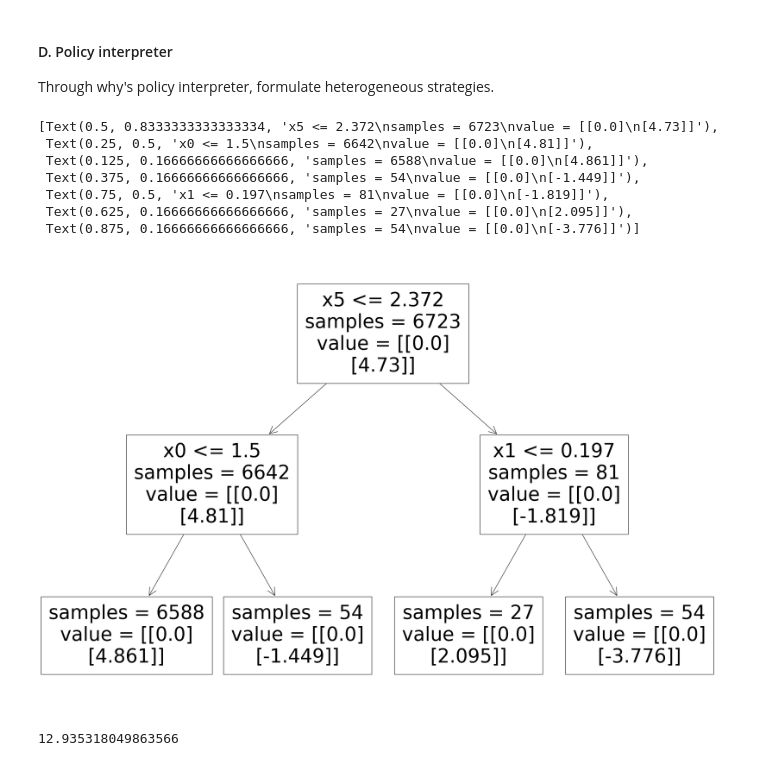
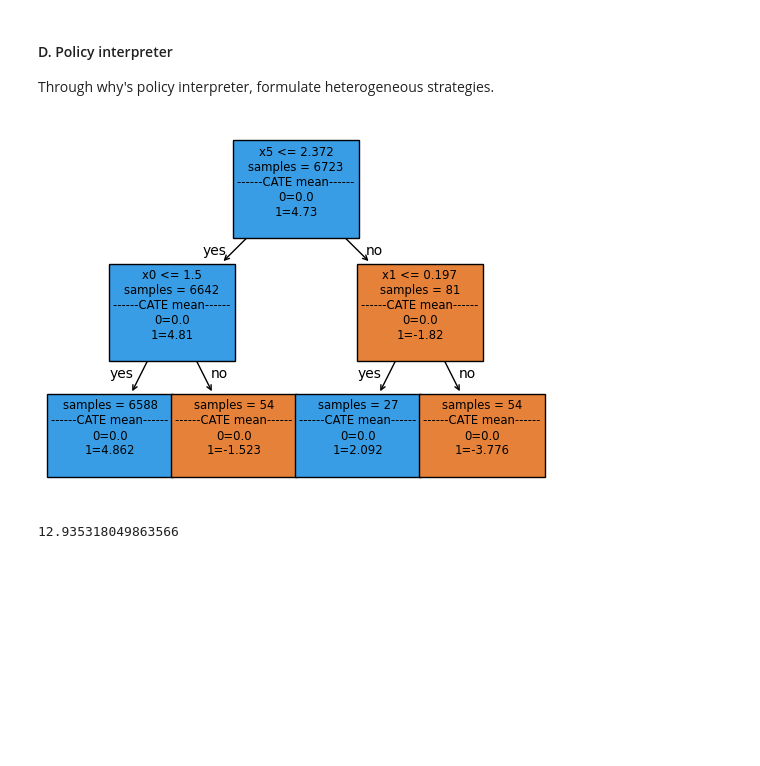
Before and after one commit to DataCanvasIO/YLearn, a Jupyter notebook: example_usages/case_study_ihdp.ipynb, the cells around one changed output. Saved outputs shown, nothing was run; the diff lists cells and outputs as text; code cells hidden in the pictures; blank space fills up the shorter version.

```diff
--- a/example_usages/case_study_ihdp.ipynb
+++ b/example_usages/case_study_ihdp.ipynb
@@ -138,21 +138,14 @@ v_best.mean()
 #### D. Policy interpreter
 Through why's policy interpreter, formulate heterogeneous strategies.
 # %%
-why=Why()
+why=Why(random_state=2022)
 why.fit(train_data,outcome='y_factual',treatment='treatment')
 
 pi=why.policy_interpreter(train_data, max_depth=2)
-plt.figure(figsize=(30, 20), )
 pi.plot()
+plt.show()
 # %% [output]
-[Text(0.5, 0.8333333333333334, 'x5 <= 2.372\nsamples = 6723\nvalue = [[0.0]\n[4.73]]'),
- Text(0.25, 0.5, 'x0 <= 1.5\nsamples = 6642\nvalue = [[0.0]\n[4.81]]'),
- Text(0.125, 0.16666666666666666, 'samples = 6588\nvalue = [[0.0]\n[4.861]]'),
- Text(0.375, 0.16666666666666666, 'samples = 54\nvalue = [[0.0]\n[-1.449]]'),
- Text(0.75, 0.5, 'x1 <= 0.197\nsamples = 81\nvalue = [[0.0]\n[-1.819]]'),
- Text(0.625, 0.16666666666666666, 'samples = 27\nvalue = [[0.0]\n[2.095]]'),
- Text(0.875, 0.16666666666666666, 'samples = 54\nvalue = [[0.0]\n[-3.776]]')]
-[figure, old version]
+[figure, new version]
 # %%
 def policy_from_ti(row):
     if row['x5'] <= 2.372:
```
Also changed, not shown: parts of 10 cells of this notebook.
